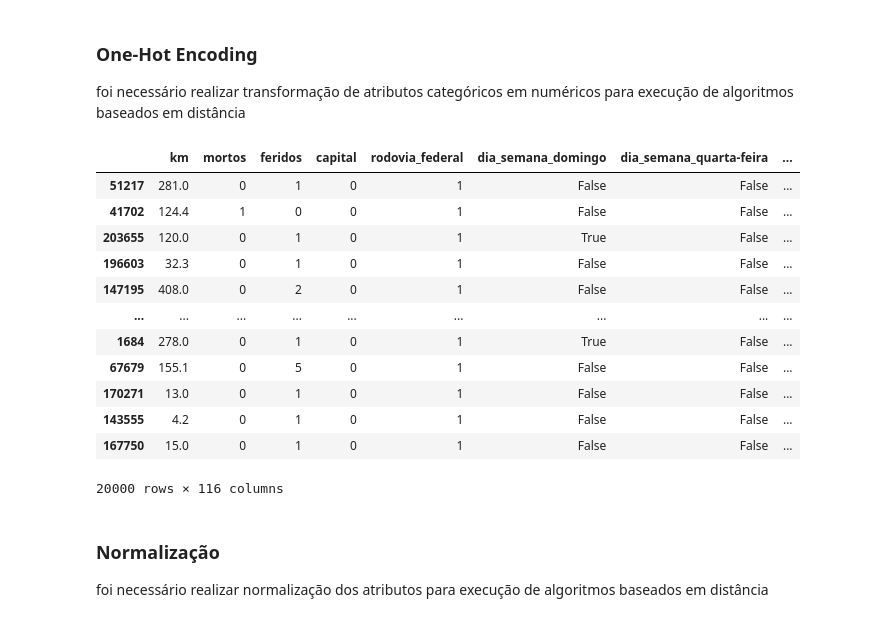
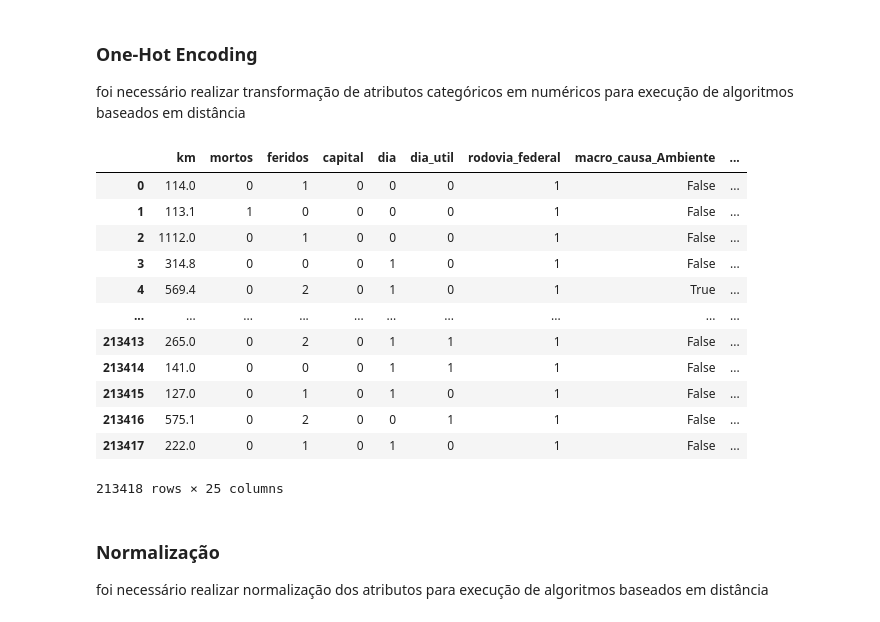
Before and after one commit to mmesqigor/Padroes-de-Acidentes-de-Transito-no-Brasil, a Jupyter notebook: index.ipynb, the cells around one changed output. Saved outputs shown, nothing was run; the diff lists cells and outputs as text; code cells hidden in the pictures.

```diff
--- a/index.ipynb
+++ b/index.ipynb
@@ -103,3 +194,32 @@ df_original["meteorologia"] = (
+# %%
+def mapa_fase_dia(fase):
+
+    fase = fase.strip().lower()
+    if fase in ["amanhecer", "pleno dia"]:
+        return 1
+    elif fase in ["plena noite", "anoitecer"]:
+        return 0
+
+df['dia'] = df['fase_dia'].apply(mapa_fase_dia)
+# %%
+def mapa_dia_semana(dia):
+
+    dia = dia.strip().lower()
+    if dia in ["segunda-feira", "terça-feira", "quarta-feira", "quinta-feira", "sexta-feira"]:
+        return 1
+    elif dia in ["sábado", "domingo"]:
+        return 0
+
+
+df['dia_util'] = df['dia_semana'].apply(mapa_dia_semana)
+# %%
+def rodovia_federal(br):
+    if br != 0:
+        return 1
+    else:
+        return 0
+
+df['rodovia_federal'] = df['br'].apply(rodovia_federal)
 # %%
 colunas_remover = [
     'id',
@@ -123,10 +243,14 @@ colunas_remover = [
     'uop',
     'municipio',
     'uf',
-    'br'
+    'br',
+    'causa_acidente',
+    'tipo_acidente',
+    'fase_dia',
+    'dia_semana'
 ]
 
-df = df_original.drop(columns=colunas_remover)
+df = df.drop(columns=colunas_remover)
 # %% [markdown]
 ### Amostragem Aleatória Simples
 
@@ -154,30 +278,28 @@ df_sample
 foi necessário realizar transformação de atributos categóricos em numéricos para execução de algoritmos baseados em distância
 # %%
 categoricas = [
-    'dia_semana',
-    'causa_acidente',
-    'tipo_acidente',
-    'fase_dia',
+    'macro_causa',
+    'macro_tipo',
     'tipo_pista',
     'meteorologia'
 ]
 
-df_encoded = pd.get_dummies(df_sample, columns=categoricas, drop_first=False)
+df_encoded = pd.get_dummies(df, columns=categoricas, drop_first=False)
 df_encoded
 # %% [output]
-|  | km | mortos | feridos | capital | rodovia_federal | dia_semana_domingo | dia_semana_quarta-feira | ... |
-| 51217 | 281.0 | 0 | 1 | 0 | 1 | False | False | ... |
-| 41702 | 124.4 | 1 | 0 | 0 | 1 | False | False | ... |
-| 203655 | 120.0 | 0 | 1 | 0 | 1 | True | False | ... |
-| 196603 | 32.3 | 0 | 1 | 0 | 1 | False | False | ... |
-| 147195 | 408.0 | 0 | 2 | 0 | 1 | False | False | ... |
-| ... | ... | ... | ... | ... | ... | ... | ... | ... |
-| 1684 | 278.0 | 0 | 1 | 0 | 1 | True | False | ... |
-| 67679 | 155.1 | 0 | 5 | 0 | 1 | False | False | ... |
-| 170271 | 13.0 | 0 | 1 | 0 | 1 | False | False | ... |
-| 143555 | 4.2 | 0 | 1 | 0 | 1 | False | False | ... |
-| 167750 | 15.0 | 0 | 1 | 0 | 1 | False | False | ... |
+|  | km | mortos | feridos | capital | dia | dia_util | rodovia_federal | macro_causa_Ambiente | ... |
+| 0 | 114.0 | 0 | 1 | 0 | 0 | 0 | 1 | False | ... |
+| 1 | 113.1 | 1 | 0 | 0 | 0 | 0 | 1 | False | ... |
+| 2 | 1112.0 | 0 | 1 | 0 | 0 | 0 | 1 | False | ... |
+| 3 | 314.8 | 0 | 0 | 0 | 1 | 0 | 1 | False | ... |
+| 4 | 569.4 | 0 | 2 | 0 | 1 | 0 | 1 | True | ... |
+| ... | ... | ... | ... | ... | ... | ... | ... | ... | ... |
+| 213413 | 265.0 | 0 | 2 | 0 | 1 | 1 | 1 | False | ... |
+| 213414 | 141.0 | 0 | 0 | 0 | 1 | 1 | 1 | False | ... |
+| 213415 | 127.0 | 0 | 1 | 0 | 1 | 0 | 1 | False | ... |
+| 213416 | 575.1 | 0 | 2 | 0 | 0 | 1 | 1 | False | ... |
+| 213417 | 222.0 | 0 | 1 | 0 | 1 | 0 | 1 | False | ... |
-20000 rows × 116 columns
+213418 rows × 25 columns
 # %% [markdown]
 ### Normalização
 
```
Also changed, not shown: parts of 22 cells of this notebook, 1 other file.
